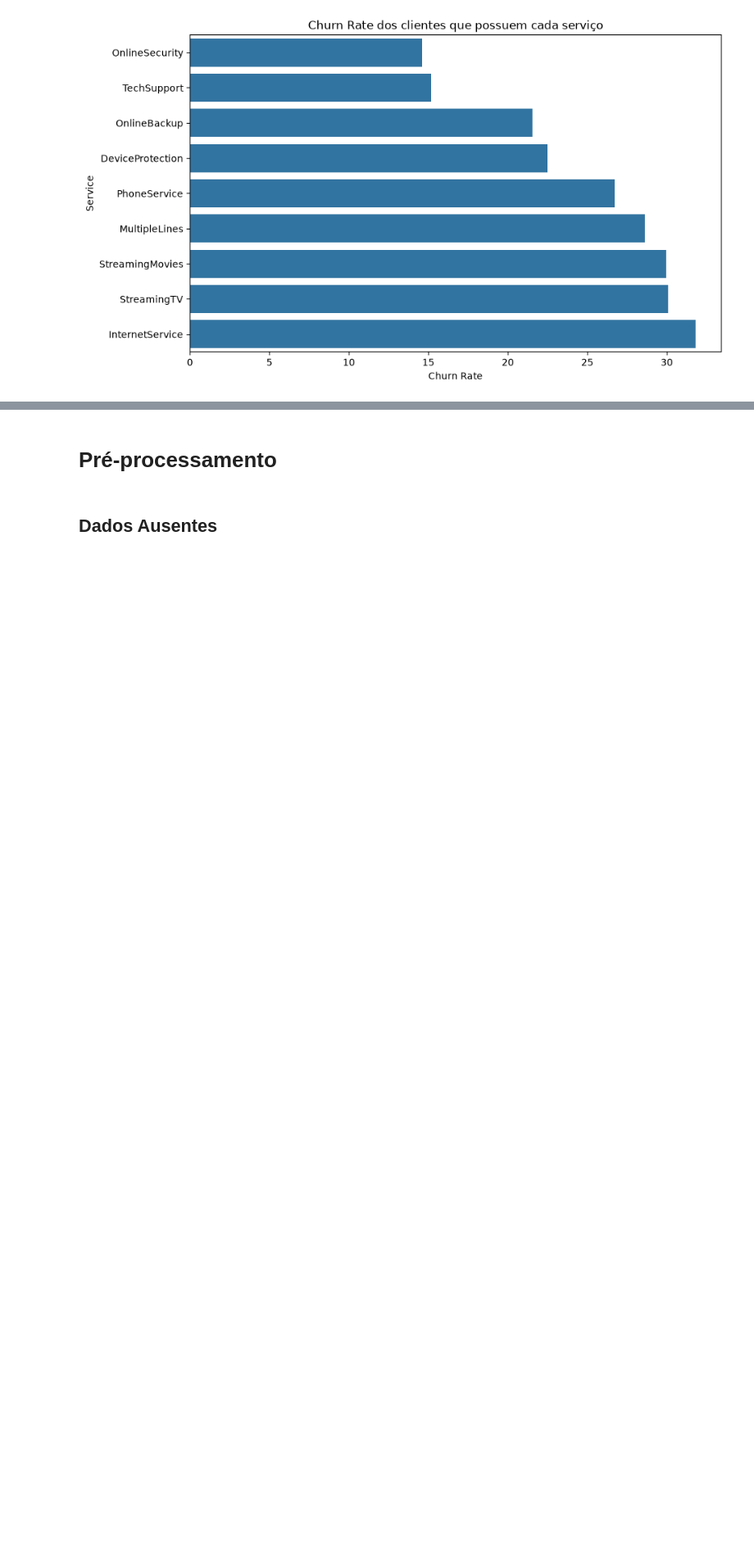
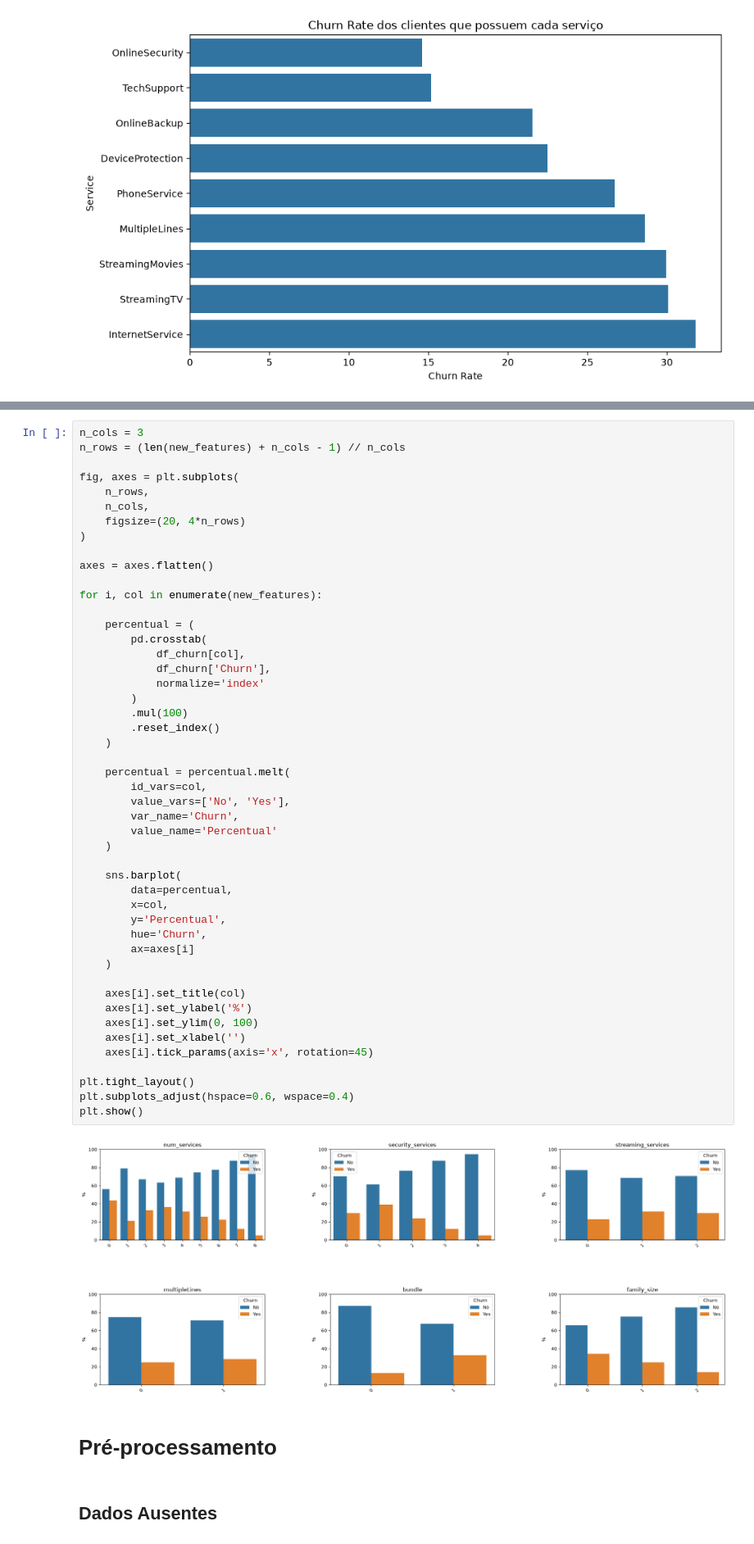
Before and after one commit to lmloCin/Projeto-Churn, a Jupyter notebook: EDA.ipynb, the cells around one changed output, grey strips where cells are left out. Shown at 82% size. Drawn from its saved outputs; the diff is of its cells as text; blank space fills up the shorter version.

```diff
--- a/EDA.ipynb
+++ b/EDA.ipynb
@@ -303,3 +380,53 @@ plt.show()
+# %%
+n_cols = 3
+n_rows = (len(new_features) + n_cols - 1) // n_cols
+
+fig, axes = plt.subplots(
+    n_rows,
+    n_cols,
+    figsize=(20, 4*n_rows)
+)
+
+axes = axes.flatten()
+
+for i, col in enumerate(new_features):
+
+    percentual = (
+        pd.crosstab(
+            df_churn[col],
+            df_churn['Churn'],
+            normalize='index'
+        )
+        .mul(100)
+        .reset_index()
+    )
+
+    percentual = percentual.melt(
+        id_vars=col,
+        value_vars=['No', 'Yes'],
+        var_name='Churn',
+        value_name='Percentual'
+    )
+
+    sns.barplot(
+        data=percentual,
+        x=col,
+        y='Percentual',
+        hue='Churn',
+        ax=axes[i]
+    )
+
+    axes[i].set_title(col)
+    axes[i].set_ylabel('%')
+    axes[i].set_ylim(0, 100)
+    axes[i].set_xlabel('')
+    axes[i].tick_params(axis='x', rotation=45)
+
+plt.tight_layout()
+plt.subplots_adjust(hspace=0.6, wspace=0.4)
+plt.show()
+# %% [output]
+[figure, added]
 # %% [markdown]
 # Pré-processamento
 # %% [markdown]
```
Also changed, not shown: parts of 12 cells of this notebook, 3 other files.
